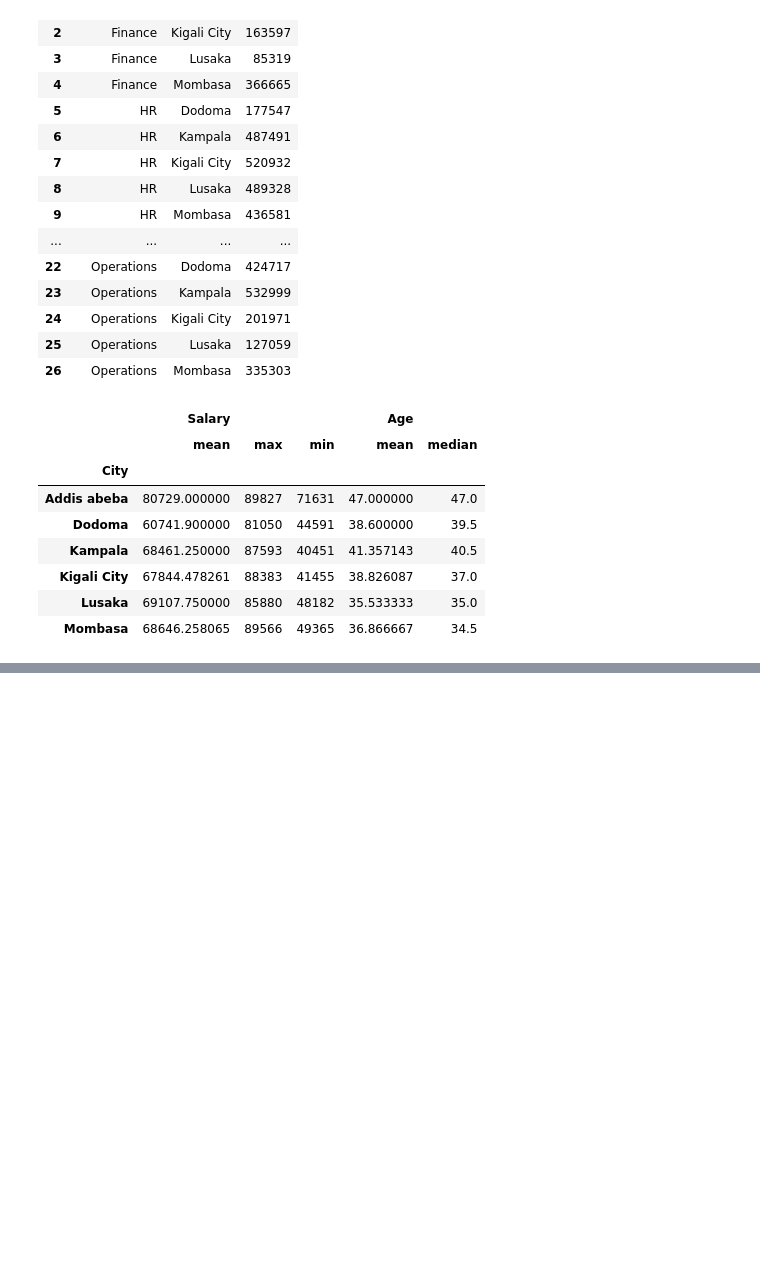
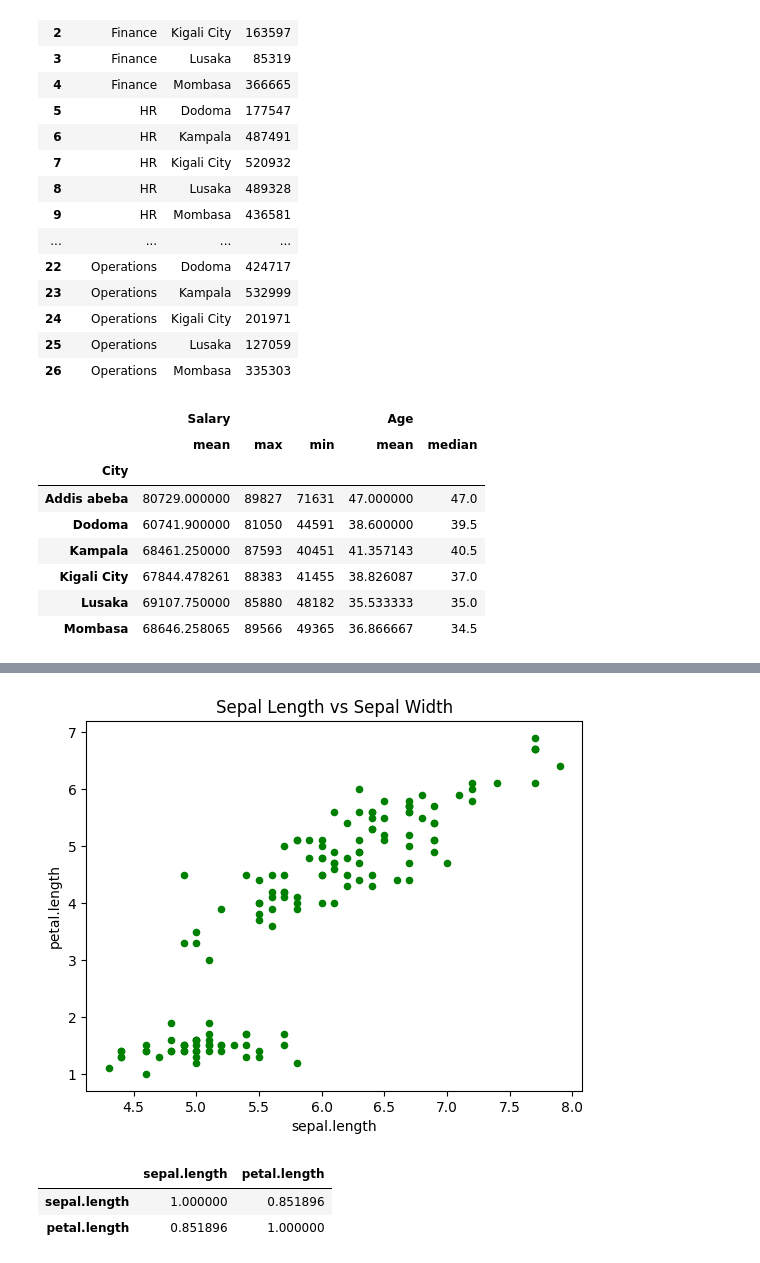
Before and after one commit to UWINTWALI/Datascience-course, a Jupyter notebook: lecture1_python_variables.ipynb, the cells around one changed output, grey strips where cells are left out. Cells and saved outputs as stored; diff of their text form; code cells hidden in the pictures; blank space fills up the shorter version.

```diff
--- a/lecture1_python_variables.ipynb
+++ b/lecture1_python_variables.ipynb
@@ -2773,0 +3344,15 @@ myvar = 3.5
+# %%
+## Scatter plot on sepal length and petal.length for correlation btwn variables
+iris_data.plot(kind = 'scatter', x = "sepal.length", y = "petal.length",
+              color = 'g',
+              title = "Sepal Length vs Sepal Width")
+plt.show()
+# %% [output]
+[figure, added]
+# %%
+#Correlation btwn length
+iris_data[["sepal.length", "petal.length"]].corr()
+# %% [output]
+|  | sepal.length | petal.length |
+| sepal.length | 1.000000 | 0.851896 |
+| petal.length | 0.851896 | 1.000000 |
```
Also changed, not shown: parts of 157 cells of this notebook, 11 other files.
